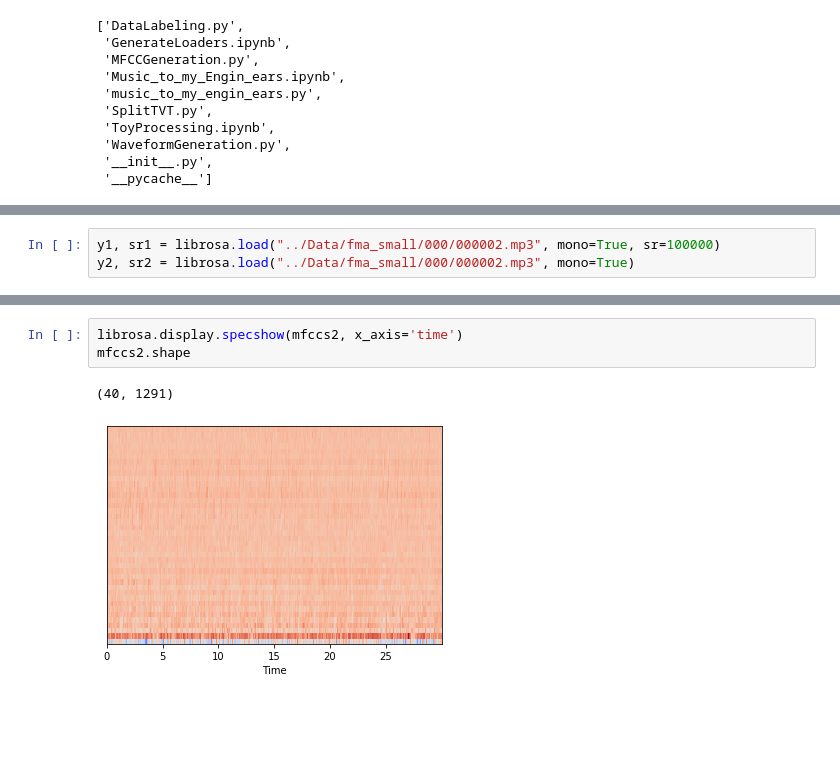
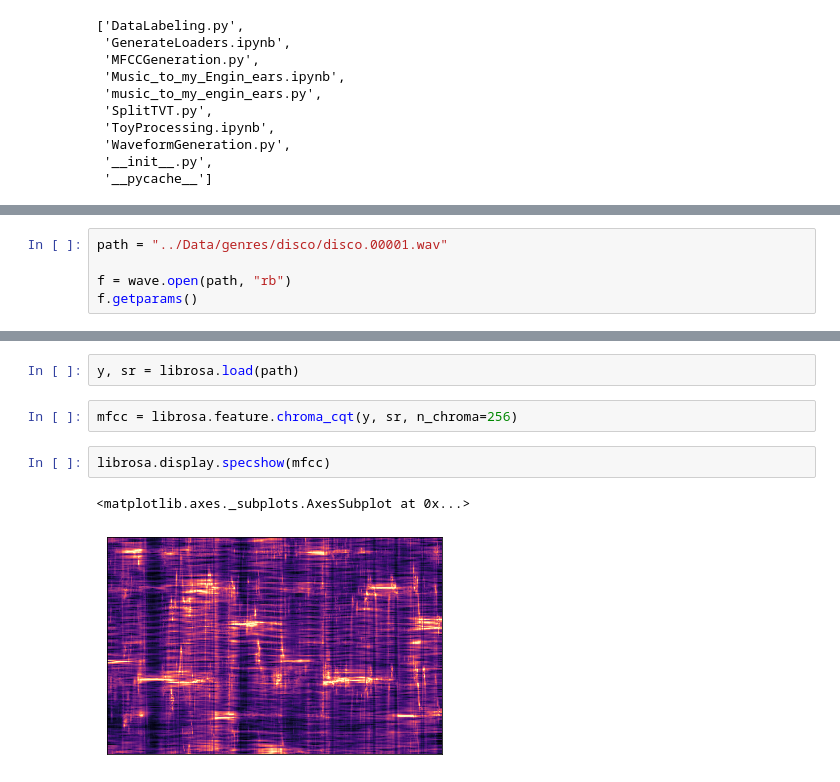
Before and after one commit to DivyR/MusicToMyEngin-ears, a Jupyter notebook: DataProcessing/ToyProcessing.ipynb, the cells around one changed output, grey strips where cells are left out. Cells and saved outputs as stored; diff of their text form; blank space fills up the shorter version.

```diff
--- a/DataProcessing/ToyProcessing.ipynb
+++ b/DataProcessing/ToyProcessing.ipynb
@@ -28,0 +21,5 @@ _wave_params(nchannels=2, sampwidth=2, framerate=44100, nframes=1321967, comptyp
+# %%
+path = "../Data/genres/disco/disco.00001.wav"
+
+f = wave.open(path, "rb")
+f.getparams()
@@ -33,3 +31,0 @@ f.getnframes()/f.getframerate()
-# %%
-y1, sr1 = librosa.load("../Data/fma_small/000/000002.mp3", mono=True, sr=100000)
-y2, sr2 = librosa.load("../Data/fma_small/000/000002.mp3", mono=True)
@@ -45,6 +32,9 @@ mfccs1.shape
+# %%
+y, sr = librosa.load(path)
+# %%
+mfcc = librosa.feature.chroma_cqt(y, sr, n_chroma=256)
 # %%
-librosa.display.specshow(mfccs2, x_axis='time')
-mfccs2.shape
+librosa.display.specshow(mfcc)
 # %% [output]
-(40, 1291)
+<matplotlib.axes._subplots.AxesSubplot at 0x...>
-[figure, old version]
+[figure, new version]
```
Also changed, not shown: parts of 10 cells of this notebook, 1 other file.
